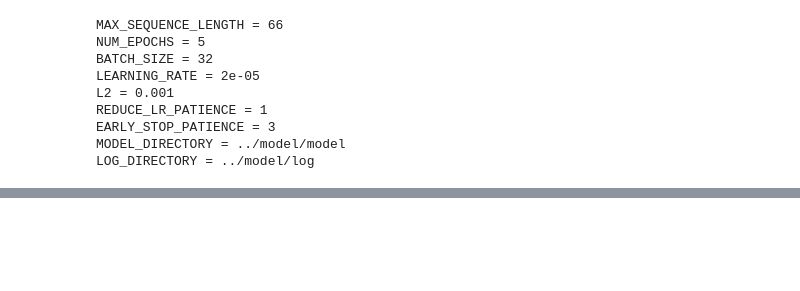
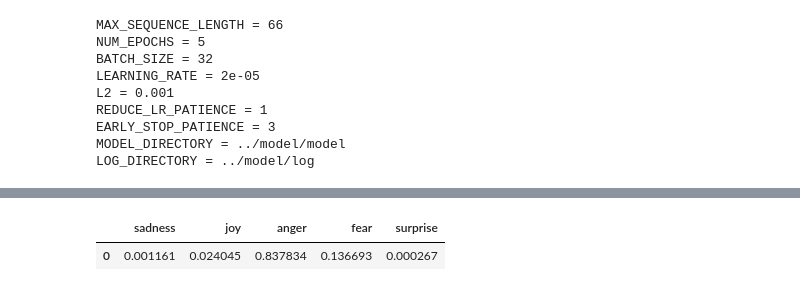
Before and after one commit to laurarimi/IA-project, a Jupyter notebook: Notebooks/re_making_model.ipynb, the cells around one changed output, grey strips where cells are left out. Cells and saved outputs as stored; diff of their text form; code cells hidden in the pictures; blank space fills up the shorter version.

```diff
--- a/Notebooks/re_making_model.ipynb
+++ b/Notebooks/re_making_model.ipynb
@@ -14,10 +14,19 @@ from transformers import DistilBertTokenizer, TFDistilBertModel
 
 import matplotlib.pyplot as plt
 %matplotlib inline
+# %%
+def clean_love(raw_train):
+   raw_train = raw_train[raw_train.label != 2]
+   raw_train.label = raw_train.label.apply(lambda x: x-1 if(x>2)else x)
+   return raw_train
 # %%
 raw_train = pd.read_csv("../Datasets/text/training.csv")
 raw_test = pd.read_csv("../Datasets/text/test.csv")
 raw_val = pd.read_csv("../Datasets/text/validation.csv")
+
+raw_train = clean_love(raw_train)
+raw_test = clean_love(raw_test)
+raw_val = clean_love(raw_val)
 
 X_train = raw_train['text'].to_numpy()
 y_train = raw_train['label']
@@ -45,7 +59,7 @@ def long_sentences(X):
     return b
 # %%
 #Global variables
-CATEGORIES = "sadness,joy,love,anger,fear,surprise".split(',')
+CATEGORIES = "sadness,joy,anger,fear,surprise".split(',')
 NUM_LABELS = len(CATEGORIES)
 
 MAX_SEQUENCE_LENGTH = max([long_sentences(X_train), long_sentences(X_val), long_sentences(X_test)])
@@ -450,0 +468,3 @@ predice()
+# %%
+predice("Im going to the gym")
+# %% [output]
@@ -450,0 +472,2 @@ predice()
+|  | sadness | joy | anger | fear | surprise |
+| 0 | 0.001161 | 0.024045 | 0.837834 | 0.136693 | 0.000267 |
```
Also changed, not shown: parts of 12 cells of this notebook, 2 other files.
